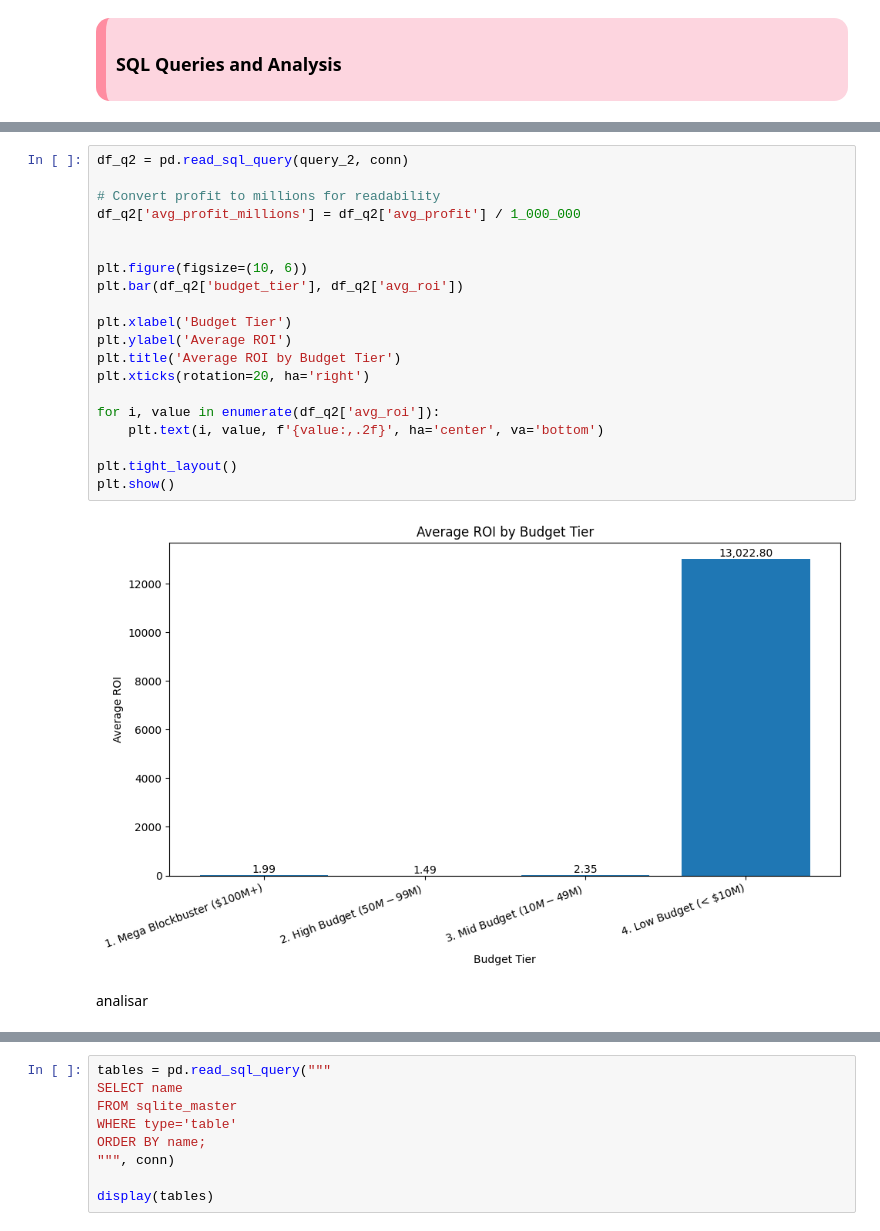
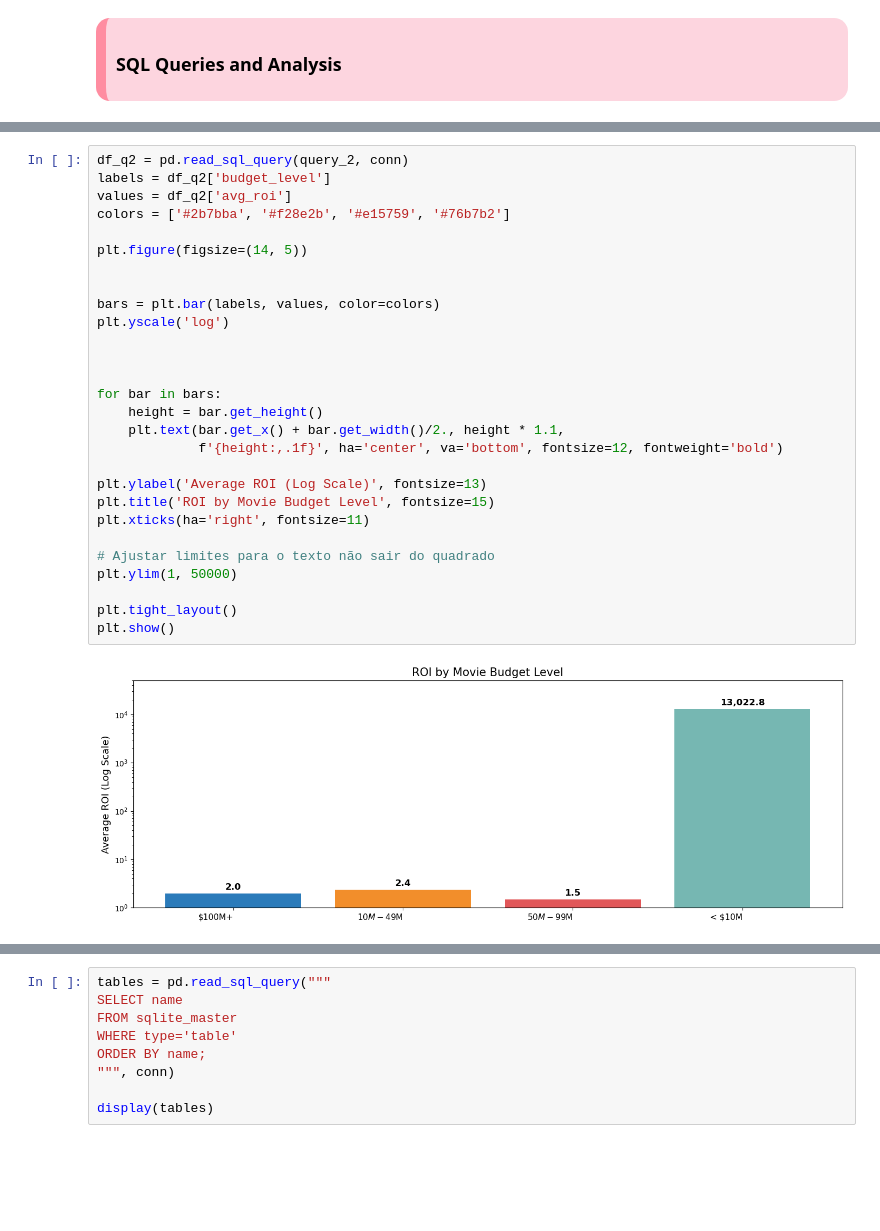
Before and after one commit to CarlotaMarto/Big_Data, a Jupyter notebook: midterm.ipynb, the cells around one changed output, grey strips where cells are left out. Drawn from its saved outputs; the diff is of its cells as text; blank space fills up the shorter version.

```diff
--- a/midterm.ipynb
+++ b/midterm.ipynb
@@ -544,24 +581,30 @@ ORDER BY budget_tier;
-# %%
-df_q2 = pd.read_sql_query(query_2, conn)
-
-# Convert profit to millions for readability
-df_q2['avg_profit_millions'] = df_q2['avg_profit'] / 1_000_000
-
-
-plt.figure(figsize=(10, 6))
-plt.bar(df_q2['budget_tier'], df_q2['avg_roi'])
-
-plt.xlabel('Budget Tier')
-plt.ylabel('Average ROI')
-plt.title('Average ROI by Budget Tier')
-plt.xticks(rotation=20, ha='right')
-
-for i, value in enumerate(df_q2['avg_roi']):
-    plt.text(i, value, f'{value:,.2f}', ha='center', va='bottom')
-
-plt.tight_layout()
-plt.show()
-# %% [output]
-[figure, removed]
-# %% [markdown]
-analisar
+# %%
+df_q2 = pd.read_sql_query(query_2, conn)
+labels = df_q2['budget_level']
+values = df_q2['avg_roi']
+colors = ['#2b7bba', '#f28e2b', '#e15759', '#76b7b2']
+
+plt.figure(figsize=(14, 5))
+
+
+bars = plt.bar(labels, values, color=colors)
+plt.yscale('log')
+
+
+
+for bar in bars:
+    height = bar.get_height()
+    plt.text(bar.get_x() + bar.get_width()/2., height * 1.1,
+             f'{height:,.1f}', ha='center', va='bottom', fontsize=12, fontweight='bold')
+
+plt.ylabel('Average ROI (Log Scale)', fontsize=13)
+plt.title('ROI by Movie Budget Level', fontsize=15)
+plt.xticks(ha='right', fontsize=11)
+
+# Ajustar limites para o texto não sair do quadrado
+plt.ylim(1, 50000)
+
+plt.tight_layout()
+plt.show()
+# %% [output]
+[figure, added]
```
Also changed, not shown: parts of 39 cells of this notebook, 1 other file.
